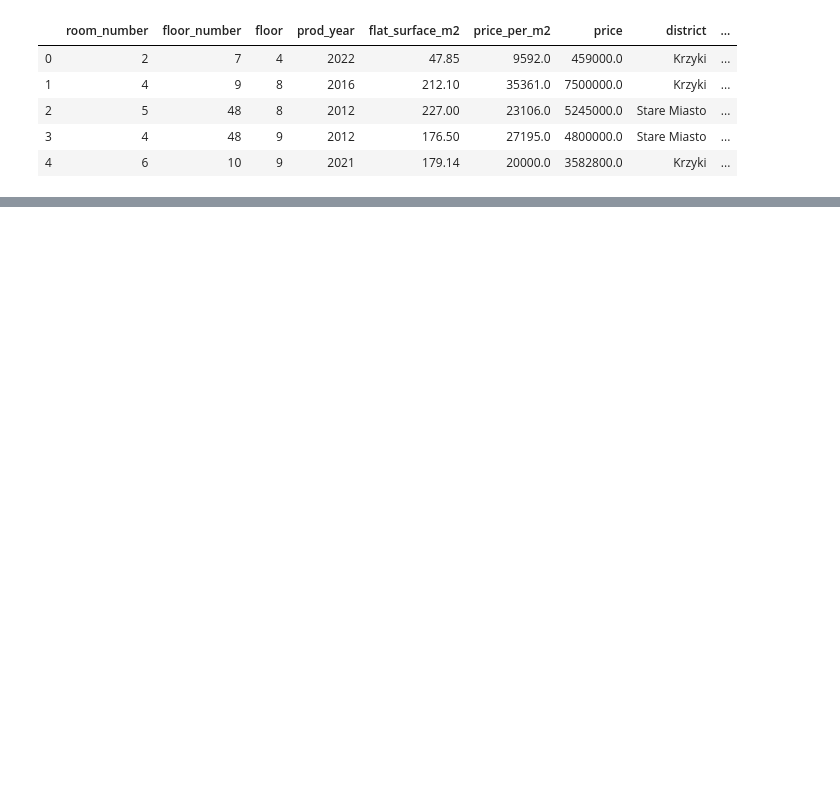
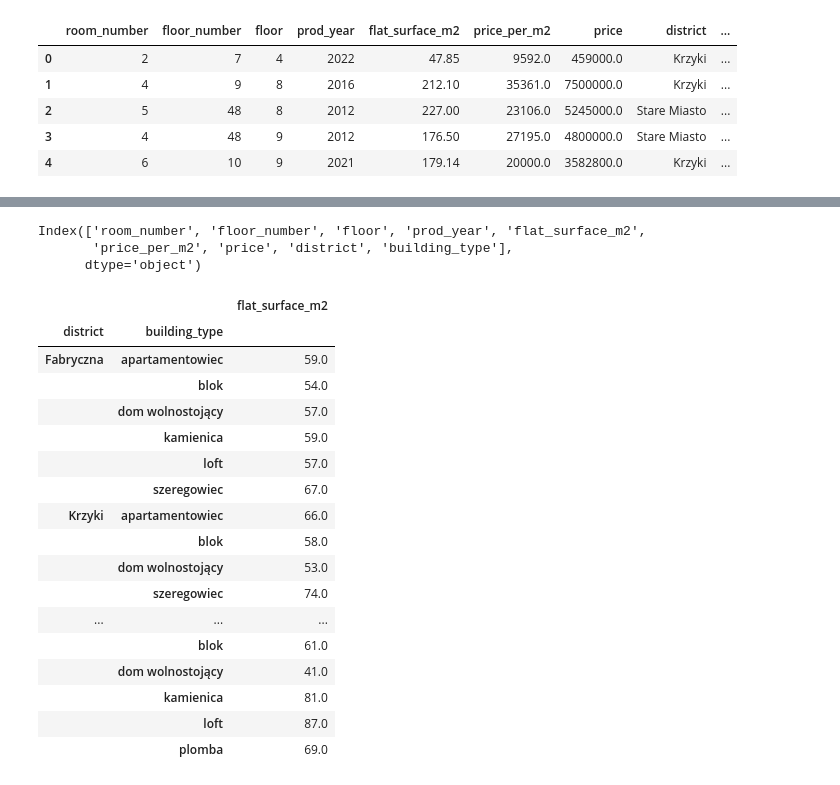
Before and after one commit to TestQspy/flats_EDA, a Jupyter notebook: flats_eda.ipynb, the cells around one changed output, grey strips where cells are left out. Saved outputs shown, nothing was run; the diff lists cells and outputs as text; code cells hidden in the pictures; blank space fills up the shorter version.

```diff
--- a/flats_eda.ipynb
+++ b/flats_eda.ipynb
@@ -25,0 +56,27 @@ df.boxplot(column='price',figsize=(10,10))
+# %%
+df.columns
+# %% [output]
+Index(['room_number', 'floor_number', 'floor', 'prod_year', 'flat_surface_m2',
+       'price_per_m2', 'price', 'district', 'building_type'],
+      dtype='object')
+# %%
+pd.pivot_table(df, values='flat_surface_m2', index=['district','building_type']).round(decimals=0)
+# %% [output]
+|  |  | flat_surface_m2 |
+| district | building_type |  |
+| Fabryczna | apartamentowiec | 59.0 |
+|  | blok | 54.0 |
+|  | dom wolnostojący | 57.0 |
+|  | kamienica | 59.0 |
+|  | loft | 57.0 |
+|  | szeregowiec | 67.0 |
+| Krzyki | apartamentowiec | 66.0 |
+|  | blok | 58.0 |
+|  | dom wolnostojący | 53.0 |
+|  | szeregowiec | 74.0 |
+| ... | ... | ... |
+|  | blok | 61.0 |
+|  | dom wolnostojący | 41.0 |
+|  | kamienica | 81.0 |
+|  | loft | 87.0 |
+|  | plomba | 69.0 |
```
Also changed, not shown: parts of 6 cells of this notebook, 1 other file.
